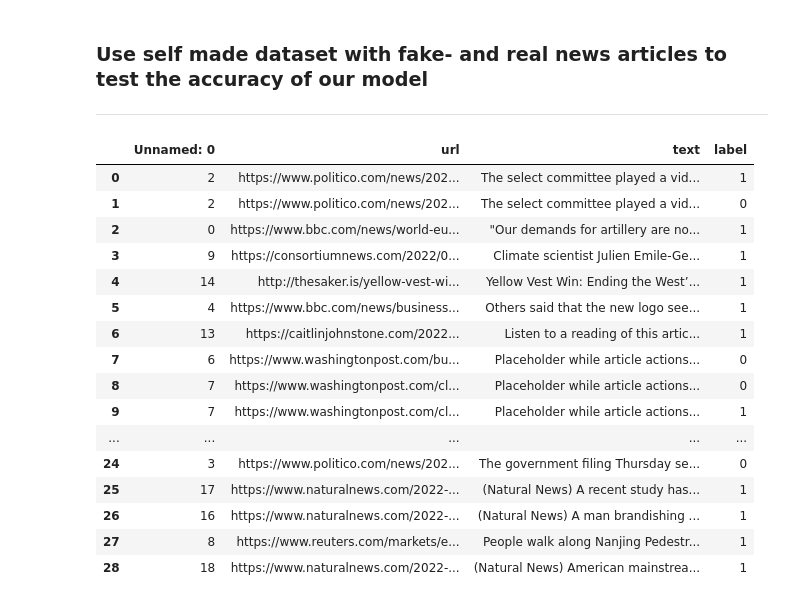
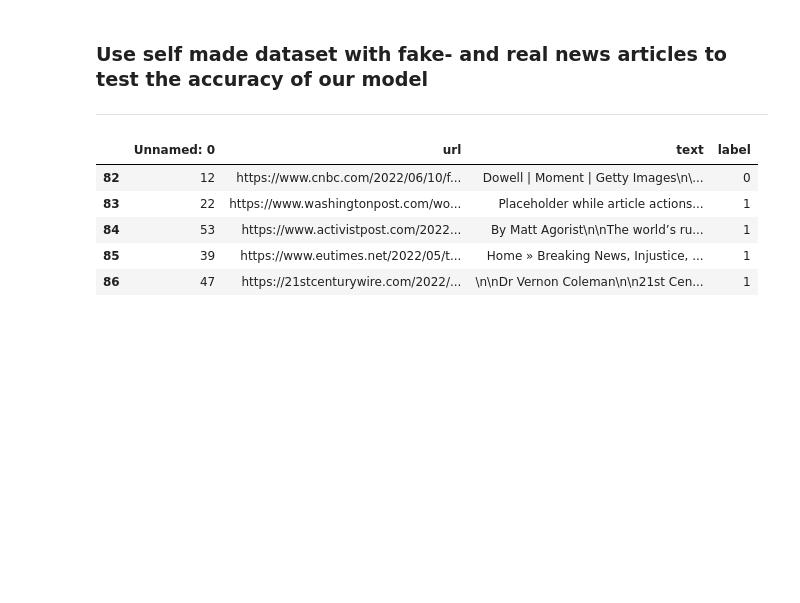
Before and after one commit to KevinVanWallendael/MicrosoftProject, a Jupyter notebook: final_microsoft_notebook.ipynb, the cells around one changed output. Saved outputs shown, nothing was run; the diff lists cells and outputs as text; code cells hidden in the pictures; blank space fills up the shorter version.

```diff
--- a/final_microsoft_notebook.ipynb
+++ b/final_microsoft_notebook.ipynb
@@ -322,25 +322,14 @@ plt.show()
 # %%
 dfmade = pd.read_csv("new_data_set.csv")
 # %%
-dfmade
+dfmade.tail()
 # %% [output]
 |  | Unnamed: 0 | url | text | label |
-| 0 | 2 | https://www.politico.com/news/202... | The select committee played a vid... | 1 |
-| 1 | 2 | https://www.politico.com/news/202... | The select committee played a vid... | 0 |
-| 2 | 0 | https://www.bbc.com/news/world-eu... | "Our demands for artillery are no... | 1 |
-| 3 | 9 | https://consortiumnews.com/2022/0... | Climate scientist Julien Emile-Ge... | 1 |
-| 4 | 14 | http://thesaker.is/yellow-vest-wi... | Yellow Vest Win: Ending the West’... | 1 |
-| 5 | 4 | https://www.bbc.com/news/business... | Others said that the new logo see... | 1 |
-| 6 | 13 | https://caitlinjohnstone.com/2022... | Listen to a reading of this artic... | 1 |
-| 7 | 6 | https://www.washingtonpost.com/bu... | Placeholder while article actions... | 0 |
-| 8 | 7 | https://www.washingtonpost.com/cl... | Placeholder while article actions... | 0 |
-| 9 | 7 | https://www.washingtonpost.com/cl... | Placeholder while article actions... | 1 |
-| ... | ... | ... | ... | ... |
-| 24 | 3 | https://www.politico.com/news/202... | The government filing Thursday se... | 0 |
-| 25 | 17 | https://www.naturalnews.com/2022-... | (Natural News) A recent study has... | 1 |
-| 26 | 16 | https://www.naturalnews.com/2022-... | (Natural News) A man brandishing ... | 1 |
-| 27 | 8 | https://www.reuters.com/markets/e... | People walk along Nanjing Pedestr... | 1 |
-| 28 | 18 | https://www.naturalnews.com/2022-... | (Natural News) American mainstrea... | 1 |
+| 82 | 12 | https://www.cnbc.com/2022/06/10/f... | Dowell | Moment | Getty Images\n\... | 0 |
+| 83 | 22 | https://www.washingtonpost.com/wo... | Placeholder while article actions... | 1 |
+| 84 | 53 | https://www.activistpost.com/2022... | By Matt Agorist\n\nThe world’s ru... | 1 |
+| 85 | 39 | https://www.eutimes.net/2022/05/t... | Home » Breaking News, Injustice, ... | 1 |
+| 86 | 47 | https://21stcenturywire.com/2022/... | \n\nDr Vernon Coleman\n\n21st Cen... | 1 |
 # %%
 # Clean the test dataset by doing the following steps:
 dfmade = dfmade.filter(
```
Also changed, not shown: parts of 2 cells of this notebook, 5 other files.
